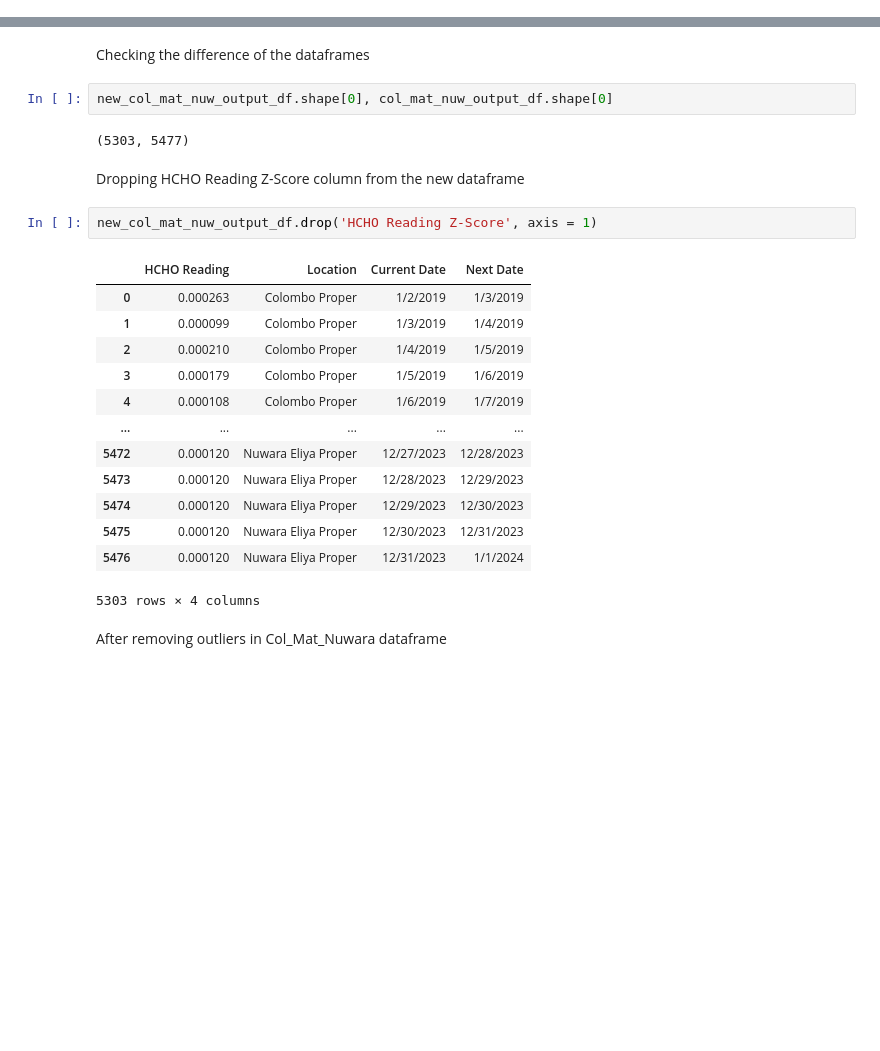
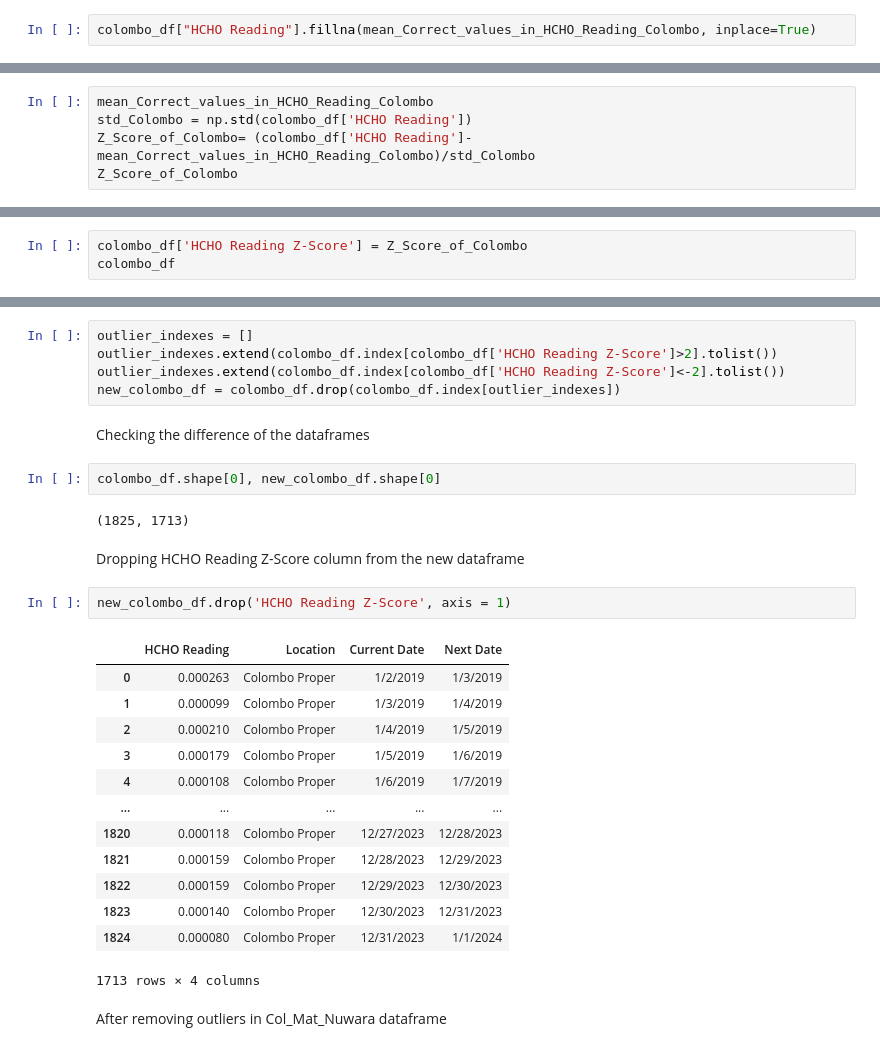
Before and after one commit to DeelakaDias/Analyzing-HCHO-Gas-Level-in-Sri-Lanka, a Jupyter notebook: Data Engineering CW.ipynb, the cells around one changed output, grey strips where cells are left out. Saved outputs shown, nothing was run; the diff lists cells and outputs as text; blank space fills up the shorter version.

```diff
--- a/Data Engineering CW.ipynb
+++ b/Data Engineering CW.ipynb
@@ -187,0 +122,2 @@ Non-numeric values in 'HCHO Reading' column:
+# %%
+colombo_df["HCHO Reading"].fillna(mean_Correct_values_in_HCHO_Reading_Colombo, inplace=True)
@@ -430,0 +232,5 @@ new_col_mat_nuw_output_df = col_mat_nuw_output_df.drop(col_mat_nuw_output_df.ind
+# %%
+mean_Correct_values_in_HCHO_Reading_Colombo
+std_Colombo = np.std(colombo_df['HCHO Reading'])
+Z_Score_of_Colombo= (colombo_df['HCHO Reading']- mean_Correct_values_in_HCHO_Reading_Colombo)/std_Colombo
+Z_Score_of_Colombo
@@ -430,0 +239,3 @@ new_col_mat_nuw_output_df = col_mat_nuw_output_df.drop(col_mat_nuw_output_df.ind
+# %%
+colombo_df['HCHO Reading Z-Score'] = Z_Score_of_Colombo
+colombo_df
@@ -431,27 +258,32 @@ new_col_mat_nuw_output_df = col_mat_nuw_output_df.drop(col_mat_nuw_output_df.ind
+# %%
+outlier_indexes = []
+outlier_indexes.extend(colombo_df.index[colombo_df['HCHO Reading Z-Score']>2].tolist())
+outlier_indexes.extend(colombo_df.index[colombo_df['HCHO Reading Z-Score']<-2].tolist())
+new_colombo_df = colombo_df.drop(colombo_df.index[outlier_indexes])
 # %% [markdown]
 Checking the difference of the dataframes
 # %%
-new_col_mat_nuw_output_df.shape[0], col_mat_nuw_output_df.shape[0]
+colombo_df.shape[0], new_colombo_df.shape[0]
 # %% [output]
-(5303, 5477)
+(1825, 1713)
 # %% [markdown]
 Dropping HCHO Reading Z-Score column from the new dataframe
 # %%
-new_col_mat_nuw_output_df.drop('HCHO Reading Z-Score', axis = 1)
+new_colombo_df.drop('HCHO Reading Z-Score', axis = 1)
 # %% [output]
 |  | HCHO Reading | Location | Current Date | Next Date |
 | 0 | 0.000263 | Colombo Proper | 1/2/2019 | 1/3/2019 |
 | 1 | 0.000099 | Colombo Proper | 1/3/2019 | 1/4/2019 |
 | 2 | 0.000210 | Colombo Proper | 1/4/2019 | 1/5/2019 |
 | 3 | 0.000179 | Colombo Proper | 1/5/2019 | 1/6/2019 |
 | 4 | 0.000108 | Colombo Proper | 1/6/2019 | 1/7/2019 |
 | ... | ... | ... | ... | ... |
-| 5472 | 0.000120 | Nuwara Eliya Proper | 12/27/2023 | 12/28/2023 |
-| 5473 | 0.000120 | Nuwara Eliya Proper | 12/28/2023 | 12/29/2023 |
-| 5474 | 0.000120 | Nuwara Eliya Proper | 12/29/2023 | 12/30/2023 |
-| 5475 | 0.000120 | Nuwara Eliya Proper | 12/30/2023 | 12/31/2023 |
-| 5476 | 0.000120 | Nuwara Eliya Proper | 12/31/2023 | 1/1/2024 |
+| 1820 | 0.000118 | Colombo Proper | 12/27/2023 | 12/28/2023 |
+| 1821 | 0.000159 | Colombo Proper | 12/28/2023 | 12/29/2023 |
+| 1822 | 0.000159 | Colombo Proper | 12/29/2023 | 12/30/2023 |
+| 1823 | 0.000140 | Colombo Proper | 12/30/2023 | 12/31/2023 |
+| 1824 | 0.000080 | Colombo Proper | 12/31/2023 | 1/1/2024 |
-5303 rows × 4 columns
+1713 rows × 4 columns
 # %% [markdown]
 After removing outliers in Col_Mat_Nuwara dataframe
 # %%
```
Also changed, not shown: parts of 113 cells of this notebook.
